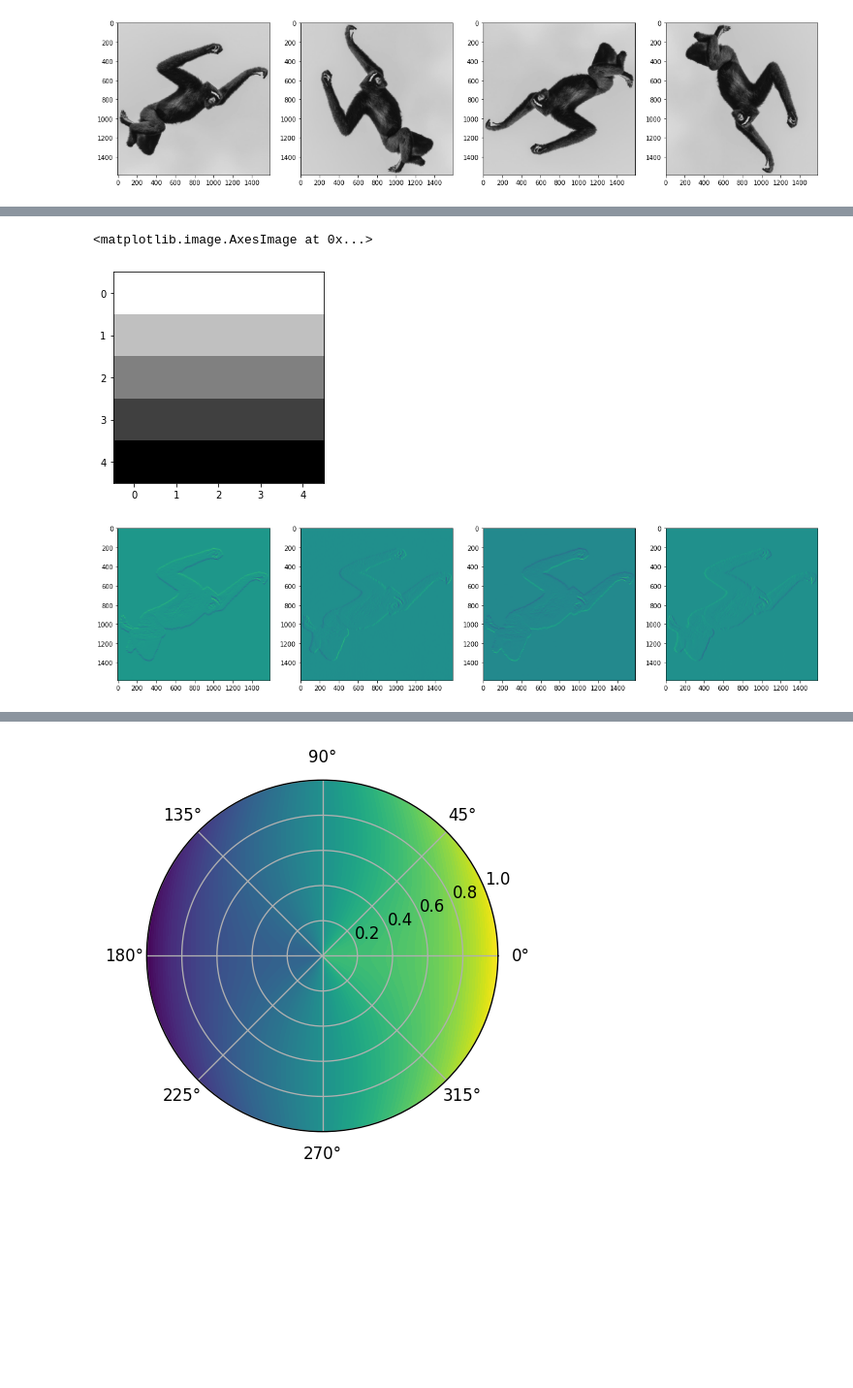
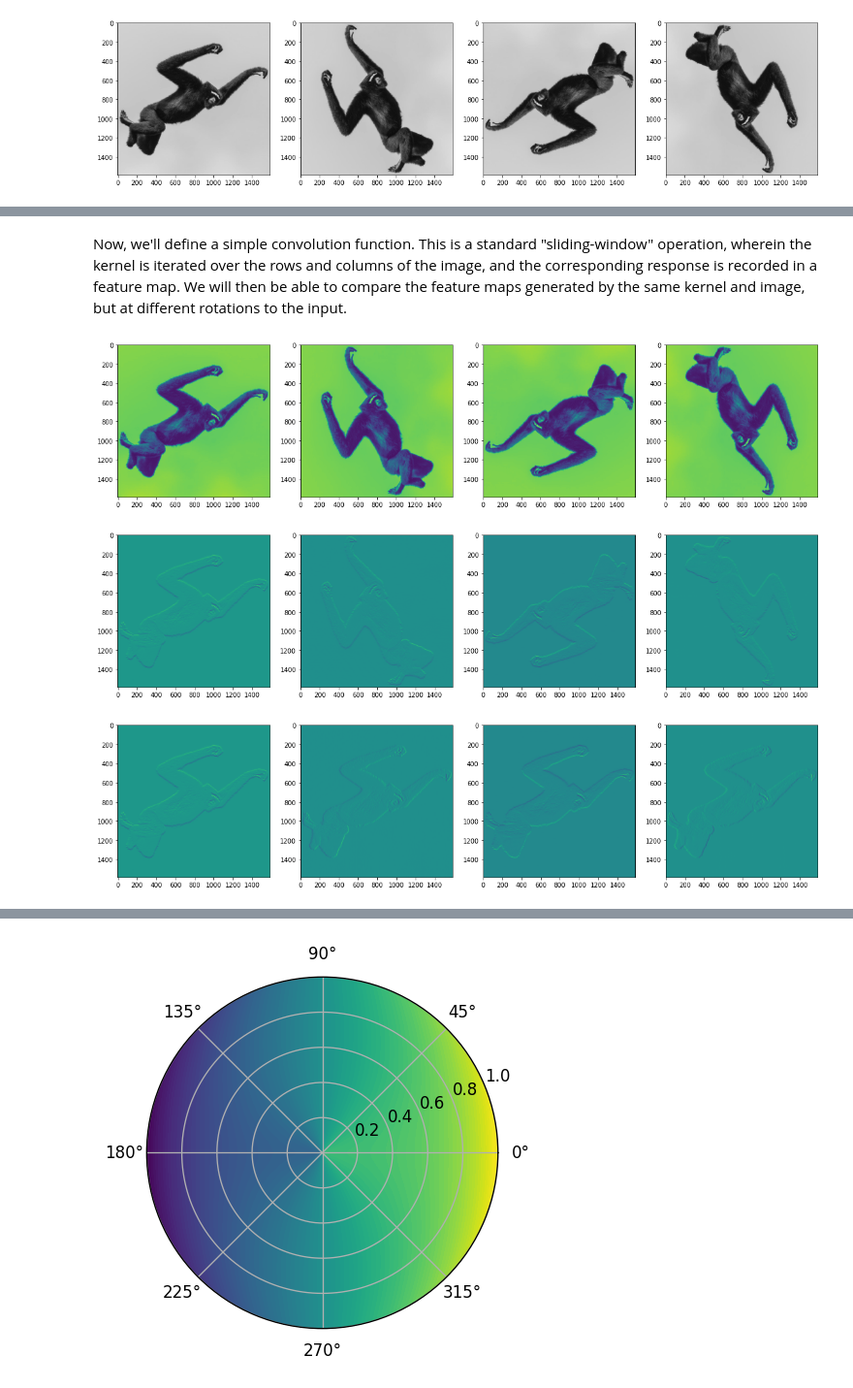
Before and after one commit to UMT-CSCI-591-Deep-Learning-2022/HNET_exercises, a Jupyter notebook: HNET.ipynb, the cells around one changed output, grey strips where cells are left out. Shown at 97% size. Drawn from its saved outputs; the diff is of its cells as text; code cells hidden in the pictures; blank space fills up the shorter version.

```diff
--- a/HNET.ipynb
+++ b/HNET.ipynb
@@ -17,5 +12,9 @@ img_gray_270 = np.rot90(img_gray_180)
 # %%
-rotated_imgs = [img_gray, img_gray_90, img_gray_180, img_gray_270]
+# Feel free to use any image you like.
+img = io.imread("gibbon.png")
+img_gray = color.rgb2gray(img)
+
+rotated_imgs = [np.rot90(img_gray, i) for i in range(4)]
 f,ax = plt.subplots(1,4, figsize=(20,20))
 
 for i,image in enumerate(rotated_imgs):
@@ -27,39 +41,32 @@ plt.show()
+# %% [markdown]
+Now, we'll define a simple convolution function. This is a standard "sliding-window" operation, wherein the kernel is iterated over the rows and columns of the image, and the corresponding response is recorded in a feature map. We will then be able to compare the feature maps generated by the same kernel and image, but at different rotations to the input.
 # %%
 def standard_convolution(image, kernel):
   feature_map = np.zeros((image.shape[0] - kernel.shape[0] + 1,
                         image.shape[1] - kernel.shape[1] + 1))
 
   for r in range(image.shape[0] - kernel.shape[0]):
     for c in range(image.shape[1] - kernel.shape[1]):
       img_patch = image[r:r+kernel.shape[0], c:c+kernel.shape[1]]
       feature_map[r,c] = np.dot(img_patch.flatten(), kernel.flatten())
 
   return feature_map
 
-edge_kernel = np.array([
-  [1, 1, 1, 1, 1],
-  [0.5, 0.5, 0.5, 0.5, 0.5],
-  [0, 0, 0, 0, 0],
-  [-0.5, -0.5, -0.5, -0.5, -0.5],
-  [-1, -1, -1, -1, -1],
-])
+# Perform convolution on each of the rotated input images.
+feature_maps = [standard_convolution(image, edge_kernel) for image in rotated_imgs]
+aligned_feature_maps = [feature_maps[0]]
 
-plt.imshow(edge_kernel, cmap='gray')
+for i in range(1, len(feature_maps)):
+  aligned_feature_maps.append(np.rot90(feature_maps[i],4-i))
+
+for img_row in [rotated_imgs, feature_maps, aligned_feature_maps]:
+  f,ax = plt.subplots(1,4, figsize=(20,20))
+
+  for i,image in enumerate(img_row):
+    ax[i].imshow(image)
+
+  plt.show()
 # %% [output]
-<matplotlib.image.AxesImage at 0x...>
-[figure, old version]
+[figure, new version]
+[figure, added]
+[figure, added]
-# %%
-feature_maps = [standard_convolution(image, edge_kernel) for image in rotated_imgs]
-aligned_feature_maps = [feature_maps[0]]
-
-for i in range(1, len(feature_maps)):
-  aligned_feature_maps.append(np.rot90(feature_maps[i],4-i))
-
-f,ax = plt.subplots(1,4, figsize=(20,20))
-
-for i,image in enumerate(aligned_feature_maps):
-  ax[i].imshow(image)
-
-plt.show()
-# %% [output]
-[figure, removed]
```
Also changed, not shown: parts of 27 cells of this notebook, 2 other files.
